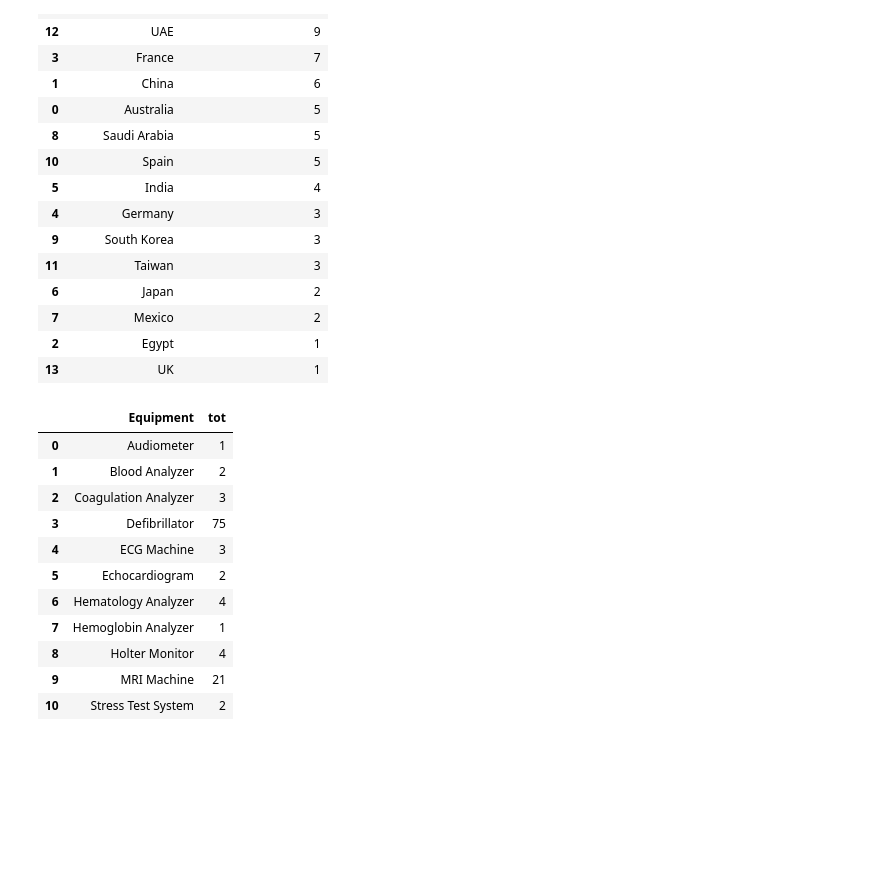
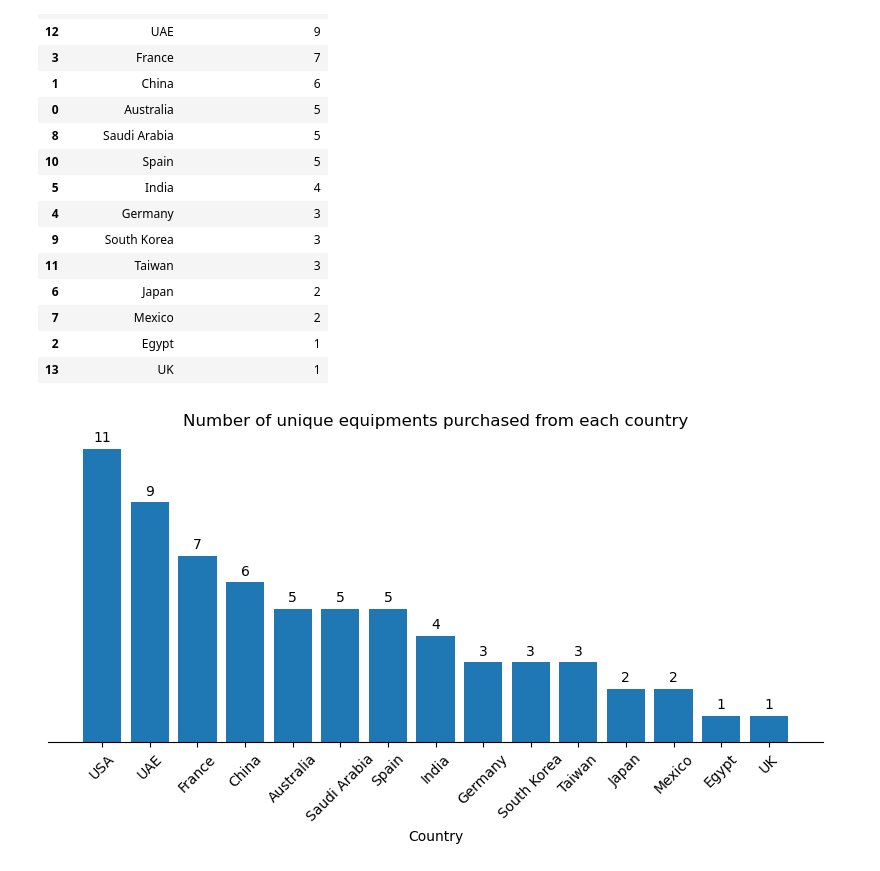
Before and after one commit to valezenwanne/Hospital_Procurement_Data_Analysis, a Jupyter notebook: Hospital Procurement Data Analysis.ipynb, the cells around one changed output. Cells and saved outputs as stored; diff of their text form; code cells hidden in the pictures; blank space fills up the shorter version.

```diff
--- a/Hospital Procurement Data Analysis.ipynb
+++ b/Hospital Procurement Data Analysis.ipynb
@@ -1307,6 +1276,7 @@ df.groupby(['Supplier Country', 'Equipment']).agg(total_qty=('Quantity', 'sum'))
 # %%
 #group by country and number of unique type of equipment purchased
-df.groupby(['Supplier Country'], as_index=False).agg(no_unique_equipment=('Equipment', 'nunique')).sort_values('no_unique_equipment', ascending=False)
+cou_unique = df.groupby(['Supplier Country'], as_index=False).agg(no_unique_equipment=('Equipment', 'nunique')).sort_values('no_unique_equipment', ascending=False)
+cou_unique
 # %% [output]
 |  | Supplier Country | no_unique_equipment |
 | 14 | USA | 11 |
@@ -1324,18 +1294,21 @@ df.groupby(['Supplier Country'], as_index=False).agg(no_unique_equipment=('Equip
 | 7 | Mexico | 2 |
 | 2 | Egypt | 1 |
 | 13 | UK | 1 |
-# %%
-df[df['Supplier Country']=='USA'].groupby(['Equipment'], as_index=False).agg(tot=('Quantity', 'sum'))
-# %% [output]
-|  | Equipment | tot |
-| 0 | Audiometer | 1 |
-| 1 | Blood Analyzer | 2 |
-| 2 | Coagulation Analyzer | 3 |
-| 3 | Defibrillator | 75 |
-| 4 | ECG Machine | 3 |
-| 5 | Echocardiogram | 2 |
-| 6 | Hematology Analyzer | 4 |
-| 7 | Hemoglobin Analyzer | 1 |
-| 8 | Holter Monitor | 4 |
-| 9 | MRI Machine | 21 |
-| 10 | Stress Test System | 2 |
+# %%
+#plotting country and the number of unique equipments purchased
+fig, ax = plt.subplots(1,1, figsize=[10,4])
+
+ax.bar(x=cou_unique['Supplier Country'], height=cou_unique['no_unique_equipment'])
+
+ax.yaxis.set_visible(False)
+ax.spines[['top', 'right', 'left']].set_visible(False)
+ax.set_title('Number of unique equipments purchased from each country')
+ax.set_xlabel('Country')
+ax.set_ylabel('total unique equipments')
+ax.tick_params(axis='x', rotation=45)
+for index, values in enumerate(cou_unique['no_unique_equipment']):
+    ax.annotate(values, xy=(index, values+0.4), ha='center', va='center')
+
+plt.show()
+# %% [output]
+[figure, added]
```
Also changed, not shown: parts of 15 cells of this notebook.
